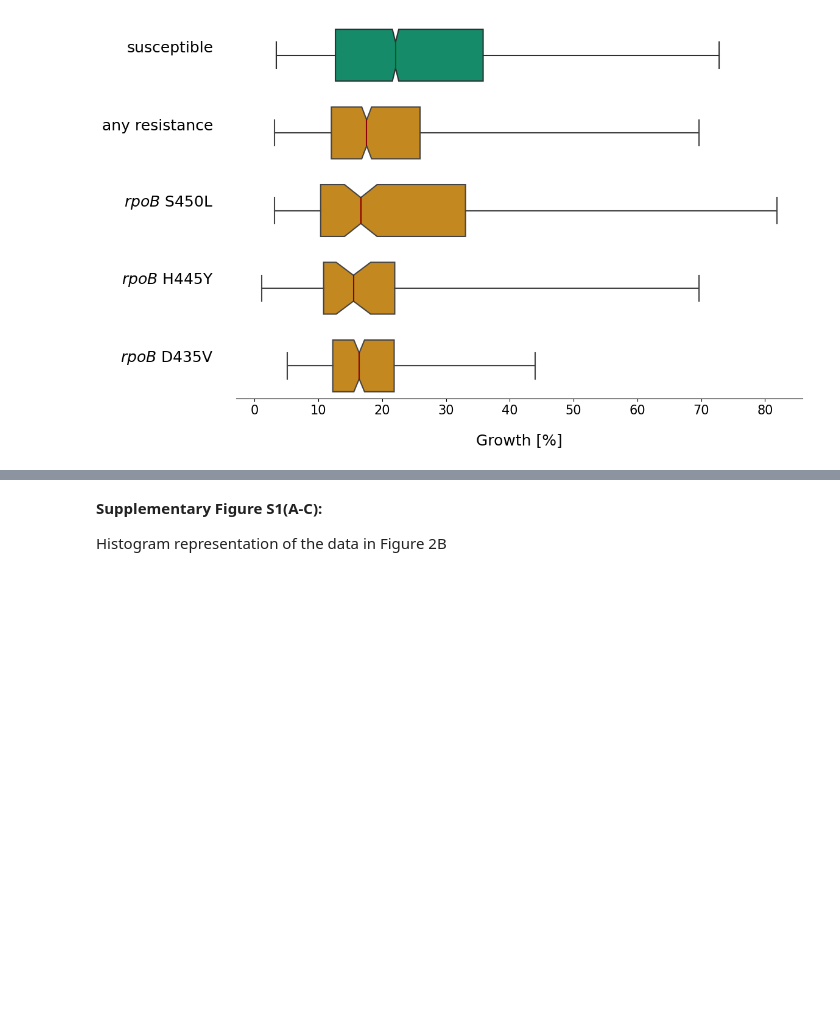
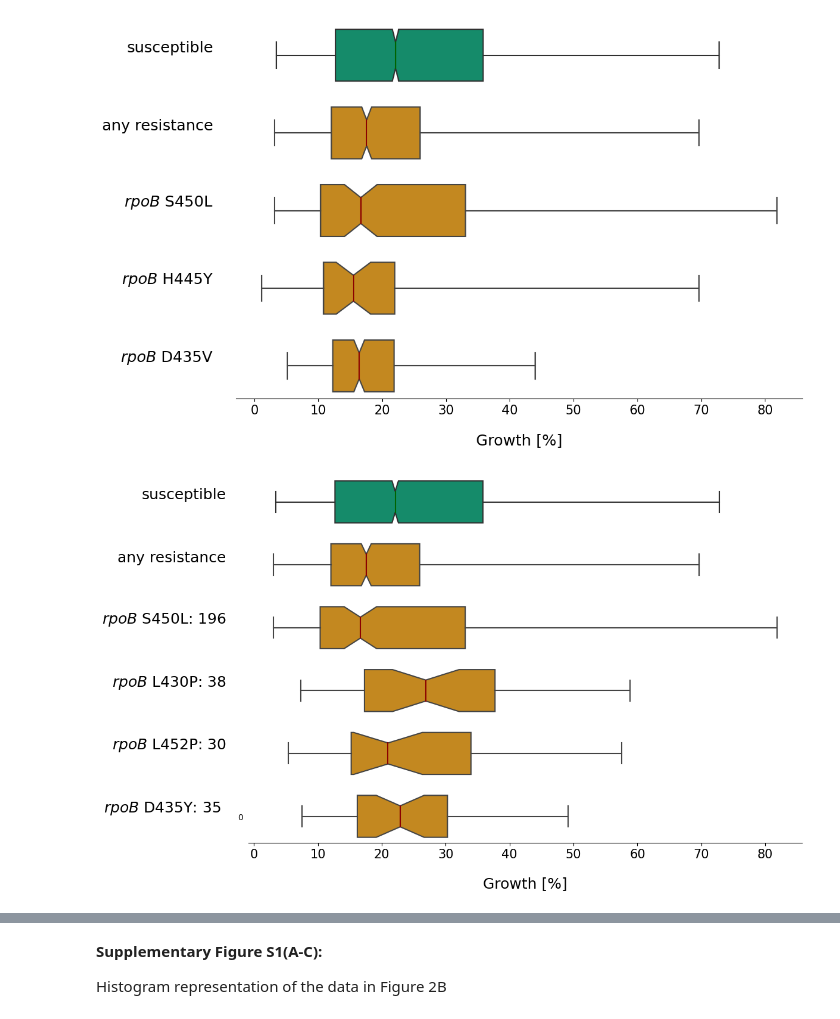
Before and after one commit to viktoria023/thesis, a Jupyter notebook: tb-rnap-compensation/Recreate_figures_paper.ipynb, the cells around one changed output, grey strips where cells are left out. Cells and saved outputs as stored; diff of their text form; code cells hidden in the pictures; blank space fills up the shorter version.

```diff
--- a/tb-rnap-compensation/Recreate_figures_paper.ipynb
+++ b/tb-rnap-compensation/Recreate_figures_paper.ipynb
@@ -291,2 +400,84 @@ fig.savefig('res_vs_sus_single_box.svg', format='svg', dpi=1200, bbox_inches='ti
 # %% [output]
 [figure]
+# %%
+#load growth data for resistant UNIQUEIDs
+resistant = PLATES[(PLATES.UNIQUEID.isin(only_res.values.tolist()))].IM_POS_AVERAGE
+resistant.dropna(inplace = True)
+
+#load growth data for suscpetible UNIQUEIDs
+susceptible = PLATES[(PLATES.UNIQUEID.isin(pan_sus_samples.values.tolist()))].IM_POS_AVERAGE
+susceptible.dropna(inplace = True)
+
+#fetch resistance mutations
+res_gene_mutations = EFFECTS.GENE_MUTATION.unique()
+
+fig, (ax_box1, ax_box2, ax_box3, ax_box4, ax_box5, ax_box6) = plt.subplots(6, sharex = True,
+                                                gridspec_kw = {"height_ratios": (0.15, 0.15, 0.15, 0.15, 0.15, 0.15)})
+
+#plot figure
+fig.set_size_inches(12, 8)
+
+sus_boot = my_bootstrap(susceptible)
+sns.boxplot(susceptible.to_list(), ax = ax_box1, color = colors[2], medianprops={"color": "darkgreen"},
+             **box_args) #usermedians = [sus_boot[0]], conf_intervals = [sus_boot[1]],
+ax_box1.set_ylabel ('susceptible', fontsize = 18, labelpad = 20, rotation=0, horizontalalignment='right')
+
+res_boot = my_bootstrap(resistant)
+sns.boxplot(resistant.to_list(), ax = ax_box2, color = colors[1], medianprops={"color": "darkred"},
+             **box_args) #usermedians = [res_boot[0]], conf_intervals = [res_boot[1]],
+ax_box2.set_ylabel ('any resistance', fontsize = 18, labelpad = 20, rotation=0, horizontalalignment='right')
+
+axes = [ax_box3, ax_box4, ax_box5, ax_box6, ax_box7, ax_box8, ax_box9]
+i=0
+
+for res in tqdm(res_gene_mutations):
+
+    if res not in ['rpoB_S450L', 'rpoB_L430P', 'rpoB_L452P', 'rpoB_D435Y']:
+        continue
+
+    #query for samples with resistance and only synonymous other mutations
+    spec_res = MUTATIONS[(MUTATIONS.GENE_MUTATION == res) & (MUTATIONS.UNIQUEID.isin(only_query))].UNIQUEID
+
+    #load growth data for resistant UNIQUEIDs
+    resistant = PLATES[(PLATES.UNIQUEID.isin(spec_res.values.tolist()))].IM_POS_AVERAGE
+    resistant.dropna(inplace = True)
+
+    #set reasonable prevalence cut-off for resistance mutation
+    if (len(resistant)) < 20:
+        continue
+
+    #calculate p-value
+    stat, p = mannwhitneyu(resistant, susceptible)
+
+    ax = axes[i]
+    i = i+1
+
+    res_boot = my_bootstrap(resistant)
+    sns.boxplot(resistant.to_list(), ax = ax, color = colors[1], medianprops={"color": "darkred"},
+                    **box_args) #usermedians = [res_boot[0]], conf_intervals = [res_boot[1]],
+
+    ax.set_ylabel ('$\it{rpoB}$' + ' ' + res[5:] + ': ' + str(len(resistant)), fontsize = 18, labelpad = 20,
+                    rotation=0, horizontalalignment='right')
+
+#Despine plots
+
+axes = [ax_box1, ax_box2, ax_box3, ax_box4, ax_box5]
+
+for ax in axes:
+    sns.despine(ax = ax, top = True, right=True, left = True, bottom = True, offset = False, trim = False)
+    ax.tick_params(left=False, bottom=False)
+    ax.set(yticklabels=[])
+    ax.set(xlabel='')
+
+#Respine bottom plot
+
+sns.despine(ax = ax_box6, top = True, right=True, left = True, bottom = False, offset = False, trim = False)
+ax_box6.tick_params(left = False, bottom = True)
+
+plt.xlabel("Growth [%]", size = 18, labelpad = 20)
+plt.xticks(fontsize = 15)
+
+# uncomment this for creating figure:
+fig.savefig('high_growth_res_mutations.svg', format='svg', dpi=1200, bbox_inches='tight')
+# %% [output]
+[figure, added]
```
Also changed, not shown: parts of 14 cells of this notebook.
